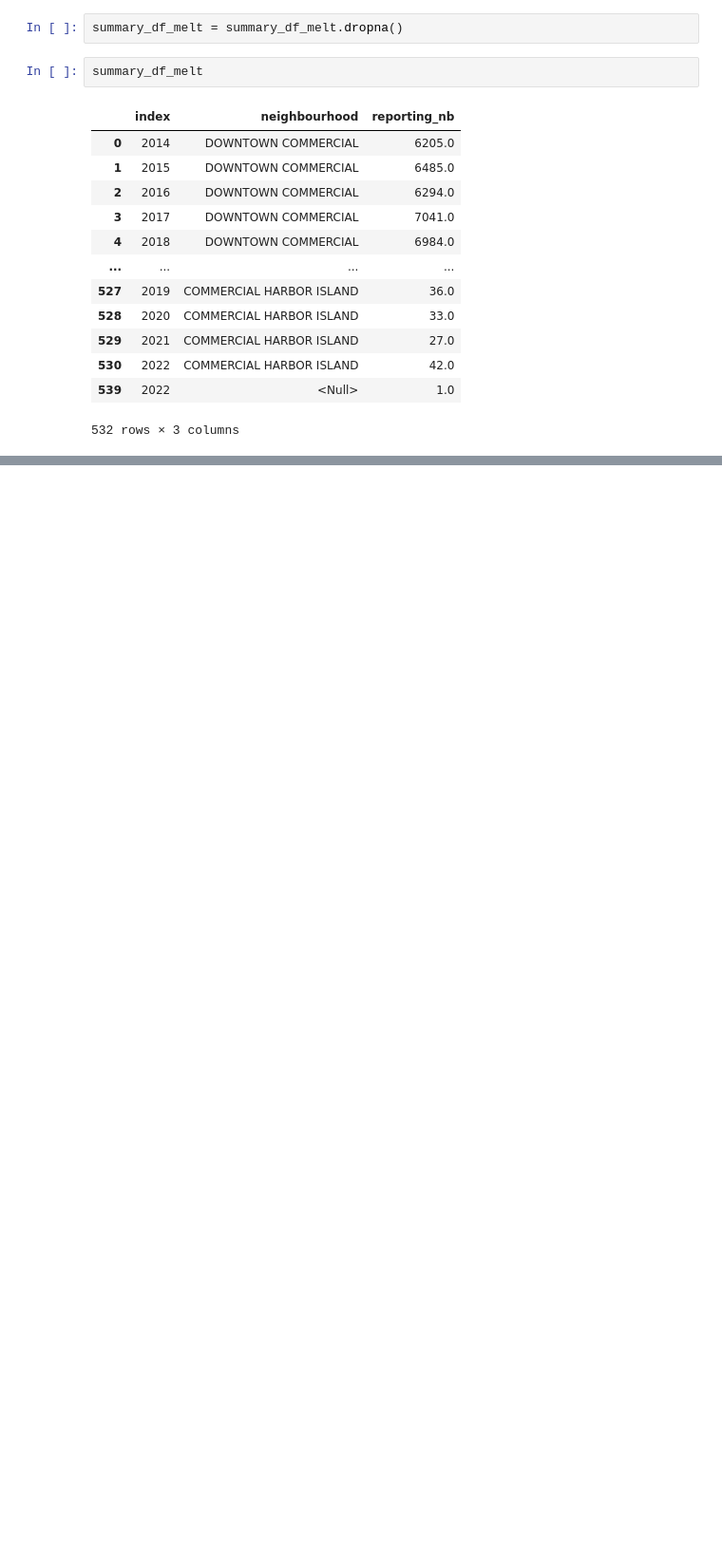
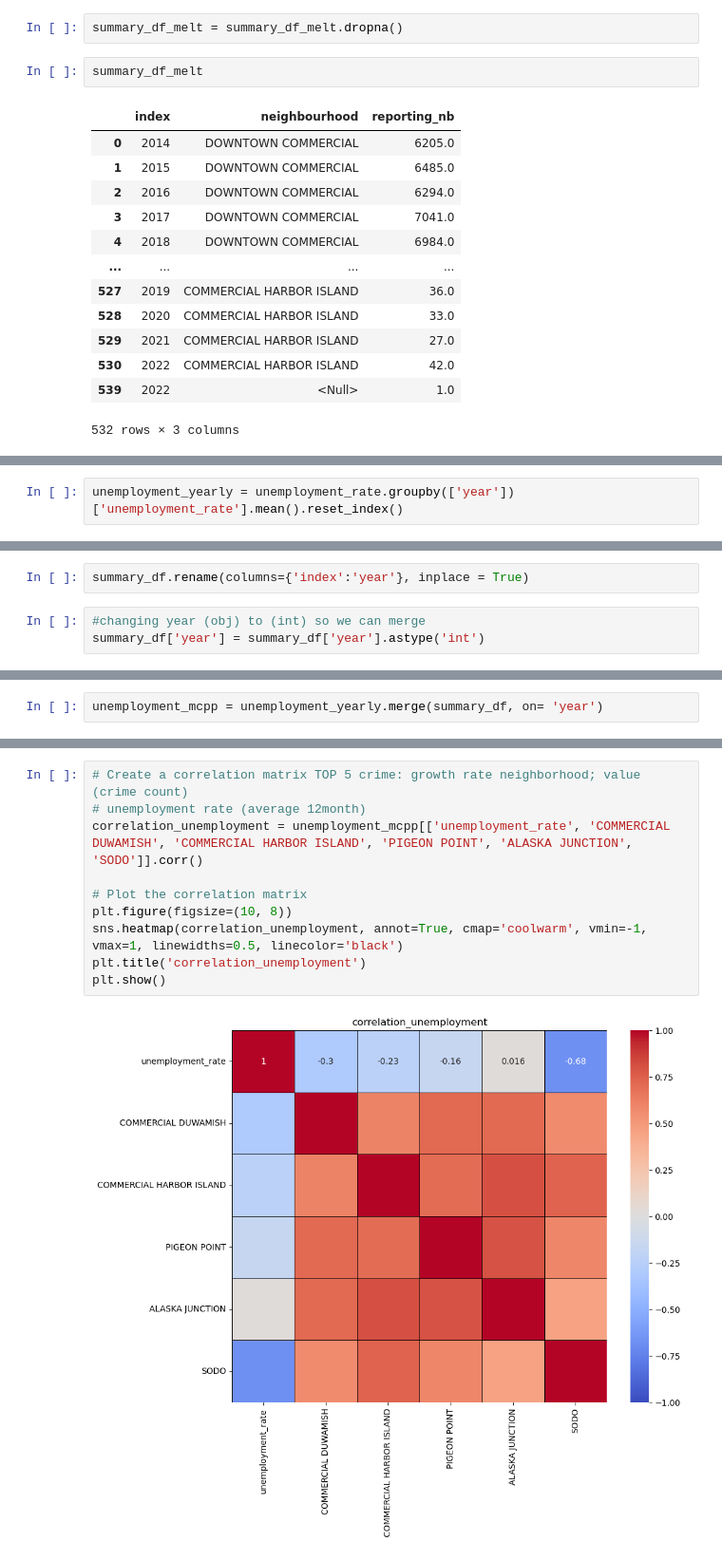
Before and after one commit to nemdim/Capstone-Project-Group-1, a Jupyter notebook: certain_crime_types.ipynb, the cells around one changed output, grey strips where cells are left out. Shown at 95% size. Drawn from its saved outputs; the diff is of its cells as text; blank space fills up the shorter version.

```diff
--- a/certain_crime_types.ipynb
+++ b/certain_crime_types.ipynb
@@ -699,0 +1035,2 @@ summary_df_melt
+# %%
+unemployment_yearly = unemployment_rate.groupby(['year'])['unemployment_rate'].mean().reset_index()
@@ -699,0 +1057,5 @@ summary_df_melt
+# %%
+summary_df.rename(columns={'index':'year'}, inplace = True)
+# %%
+#changing year (obj) to (int) so we can merge
+summary_df['year'] = summary_df['year'].astype('int')
@@ -699,0 +1074,2 @@ summary_df_melt
+# %%
+unemployment_mcpp = unemployment_yearly.merge(summary_df, on= 'year')
@@ -699,0 +1090,12 @@ summary_df_melt
+# %%
+# Create a correlation matrix TOP 5 crime: growth rate neighborhood; value (crime count)
+# unemployment rate (average 12month)
+correlation_unemployment = unemployment_mcpp[['unemployment_rate', 'COMMERCIAL DUWAMISH', 'COMMERCIAL HARBOR ISLAND', 'PIGEON POINT', 'ALASKA JUNCTION', 'SODO']].corr()
+
+# Plot the correlation matrix
+plt.figure(figsize=(10, 8))
+sns.heatmap(correlation_unemployment, annot=True, cmap='coolwarm', vmin=-1, vmax=1, linewidths=0.5, linecolor='black')
+plt.title('correlation_unemployment')
+plt.show()
+# %% [output]
+[figure, added]
```
Also changed, not shown: parts of 35 cells of this notebook.
